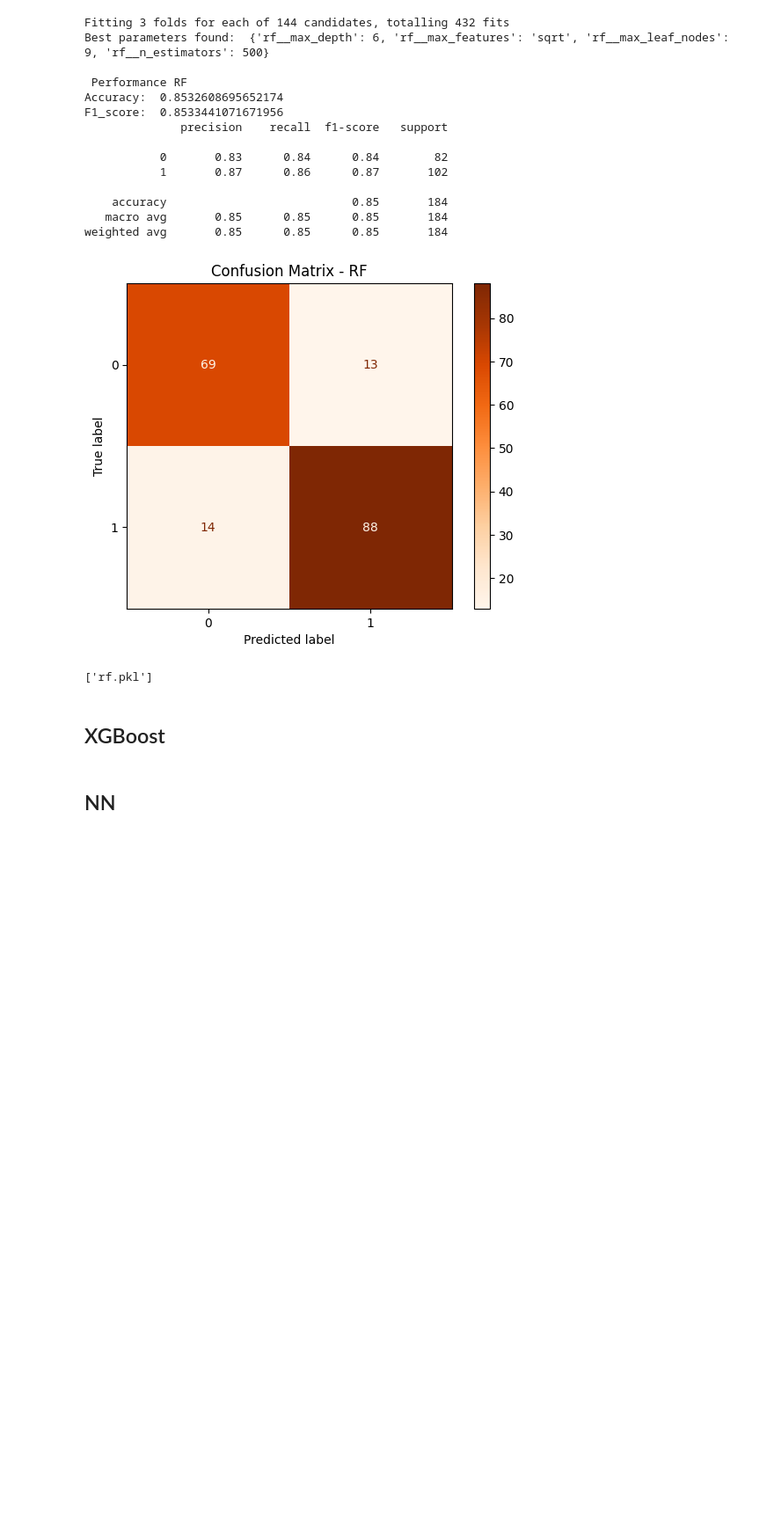
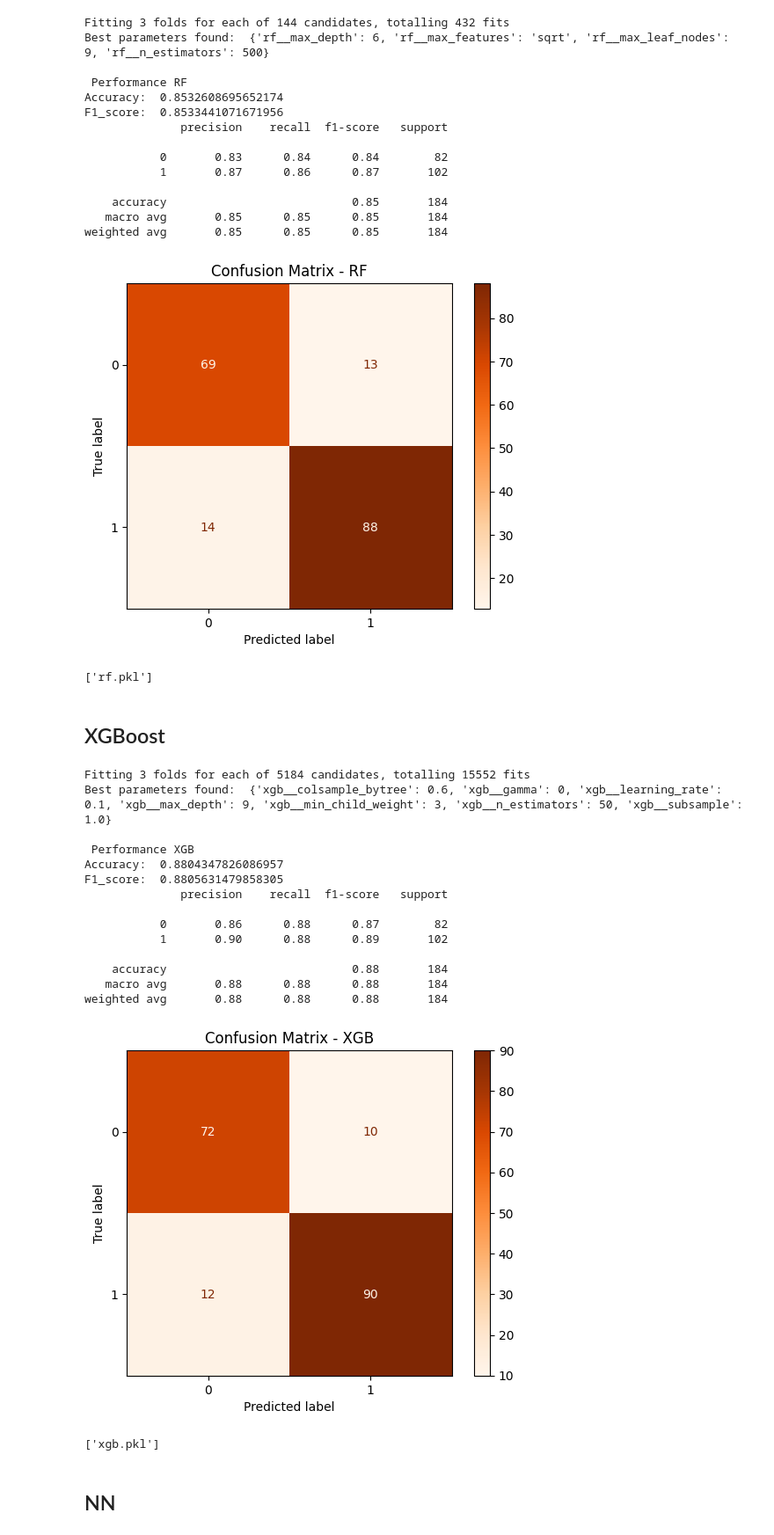
Before and after one commit to Knightmare2002/Heart-Disease-Recognition, a Jupyter notebook: main.ipynb, the cells around one changed output. Shown: that part at 88% size. Drawn from its saved outputs; the diff is of its cells as text; code cells hidden in the pictures; blank space fills up the shorter version.

Commit message:
XGB model

```diff
--- a/main.ipynb
+++ b/main.ipynb
@@ -626,5 +626,82 @@ weighted avg       0.85      0.85      0.85       184
 ['rf.pkl']
 # %% [markdown]
 ## XGBoost
+# %%
+from imblearn.pipeline import Pipeline
+from xgboost import XGBClassifier
+from sklearn.metrics import accuracy_score, f1_score, classification_report, confusion_matrix, ConfusionMatrixDisplay
+from sklearn.model_selection import GridSearchCV
+import matplotlib.pyplot as plt
+import joblib
+
+# === Creation of the classifier ===
+xgb_pipeline = Pipeline([
+    ("xgb", XGBClassifier(
+        use_label_encoder = False,
+        eval_metrics = "mgloss",
+        random_state = 42,
+        tree_method = "gpu_hist",
+        predictor = "gpu_predictor"
+    ))
+])
+
+xgb_param_grid = {
+    'xgb__n_estimators': [50, 100, 150, 500],
+    "xgb__max_depth": [3, 5, 7, 9],
+    "xgb__learning_rate": [0.005, 0.01, 0.03, 0.1],
+    "xgb__subsample": [0.6, 0.8, 1.0],
+    "xgb__colsample_bytree": [0.6, 0.8, 1.0],
+    "xgb__min_child_weight": [1, 3, 5],
+    "xgb__gamma": [0, 0.1, 0.3]
+}
+
+xgb_grid = GridSearchCV(
+    xgb_pipeline,
+    xgb_param_grid,
+    cv=3,
+    scoring="f1_weighted",
+    n_jobs=-1,
+    verbose=2
+)
+
+xgb_clf = xgb_grid.fit(X_train, y_train)
+print("Best parameters found: ", xgb_clf.best_params_)
+
+xgb_best_model = xgb_clf.best_estimator_
+
+# === Prediction ===
+xgb_y_pred = xgb_best_model.predict(X_test)
+
+print("\n Performance XGB")
+print("Accuracy: ", accuracy_score(y_test, xgb_y_pred))
+print("F1_score: ", f1_score(y_test, xgb_y_pred, average="weighted"))
+print(classification_report(y_test, xgb_y_pred))
+
+# === plotting of the results ===
+cm = confusion_matrix(y_test, xgb_y_pred)
+disp = ConfusionMatrixDisplay(confusion_matrix=cm)
+disp.plot(cmap='Oranges')
+plt.title('Confusion Matrix - XGB')
+plt.show()
+
+# === Saving Model ===
+joblib.dump(xgb_best_model, "xgb.pkl")
+# %% [output]
+Fitting 3 folds for each of 5184 candidates, totalling 15552 fits
+Best parameters found:  {'xgb__colsample_bytree': 0.6, 'xgb__gamma': 0, 'xgb__learning_rate': 0.1, 'xgb__max_depth': 9, 'xgb__min_child_weight': 3, 'xgb__n_estimators': 50, 'xgb__subsample': 1.0}
+
+ Performance XGB
+Accuracy:  0.8804347826086957
+F1_score:  0.8805631479858305
+              precision    recall  f1-score   support
+
+           0       0.86      0.88      0.87        82
+           1       0.90      0.88      0.89       102
+
+    accuracy                           0.88       184
+   macro avg       0.88      0.88      0.88       184
+weighted avg       0.88      0.88      0.88       184
+[figure, added]
+['xgb.pkl']
 # %% [markdown]
 ## NN
```
Also changed, not shown: 1 other file.
